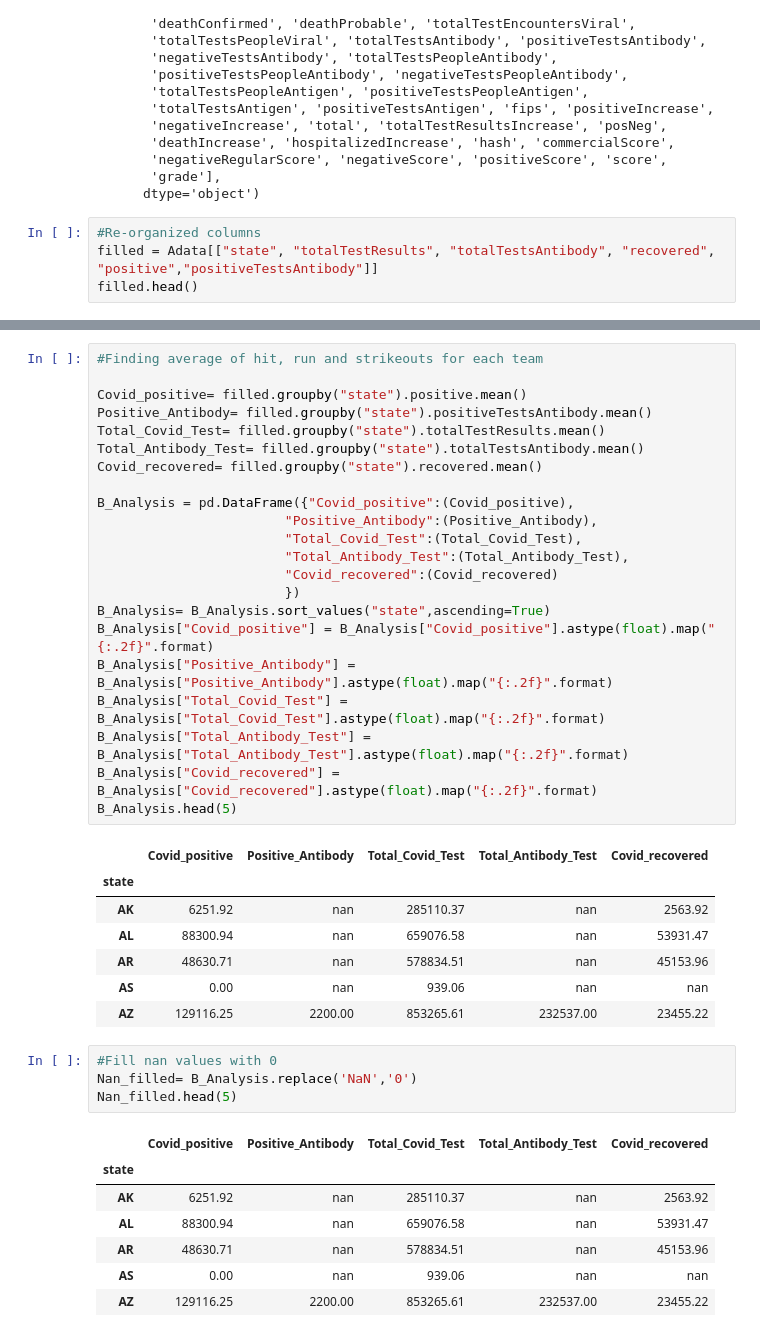
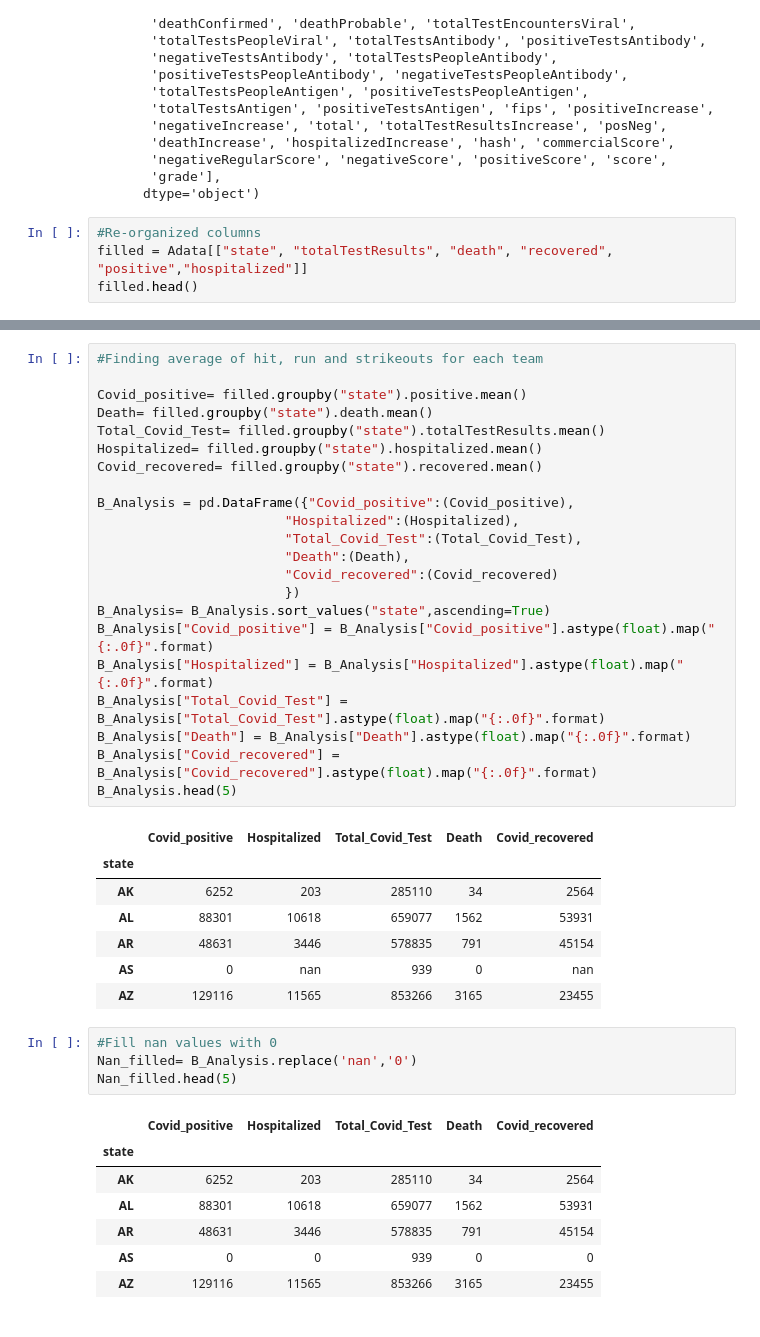
Before and after one commit to pmhu4242/Project_2, a Jupyter notebook: Covid_data_cleaning.ipynb, the cells around one changed output, grey strips where cells are left out. Saved outputs shown, nothing was run; the diff lists cells and outputs as text.

```diff
--- a/Covid_data_cleaning.ipynb
+++ b/Covid_data_cleaning.ipynb
@@ -38,6 +38,6 @@ Index(['date', 'state', 'positive', 'probableCases', 'negative', 'pending',
       dtype='object')
 # %%
 #Re-organized columns
-filled = Adata[["state", "totalTestResults", "totalTestsAntibody", "recovered", "positive","positiveTestsAntibody"]]
+filled = Adata[["state", "totalTestResults", "death", "recovered", "positive","hospitalized"]]
 filled.head()
 # %% [output]
@@ -51,44 +51,44 @@ filled.head()
 #Finding average of hit, run and strikeouts for each team
 
 Covid_positive= filled.groupby("state").positive.mean()
-Positive_Antibody= filled.groupby("state").positiveTestsAntibody.mean()
+Death= filled.groupby("state").death.mean()
 Total_Covid_Test= filled.groupby("state").totalTestResults.mean()
-Total_Antibody_Test= filled.groupby("state").totalTestsAntibody.mean()
+Hospitalized= filled.groupby("state").hospitalized.mean()
 Covid_recovered= filled.groupby("state").recovered.mean()
 
 B_Analysis = pd.DataFrame({"Covid_positive":(Covid_positive),
-                        "Positive_Antibody":(Positive_Antibody),
+                        "Hospitalized":(Hospitalized),
                         "Total_Covid_Test":(Total_Covid_Test),
-                        "Total_Antibody_Test":(Total_Antibody_Test),
+                        "Death":(Death),
                         "Covid_recovered":(Covid_recovered)
                         })
 B_Analysis= B_Analysis.sort_values("state",ascending=True)
-B_Analysis["Covid_positive"] = B_Analysis["Covid_positive"].astype(float).map("{:.2f}".format)
-B_Analysis["Positive_Antibody"] = B_Analysis["Positive_Antibody"].astype(float).map("{:.2f}".format)
-B_Analysis["Total_Covid_Test"] = B_Analysis["Total_Covid_Test"].astype(float).map("{:.2f}".format)
-B_Analysis["Total_Antibody_Test"] = B_Analysis["Total_Antibody_Test"].astype(float).map("{:.2f}".format)
-B_Analysis["Covid_recovered"] = B_Analysis["Covid_recovered"].astype(float).map("{:.2f}".format)
+B_Analysis["Covid_positive"] = B_Analysis["Covid_positive"].astype(float).map("{:.0f}".format)
+B_Analysis["Hospitalized"] = B_Analysis["Hospitalized"].astype(float).map("{:.0f}".format)
+B_Analysis["Total_Covid_Test"] = B_Analysis["Total_Covid_Test"].astype(float).map("{:.0f}".format)
+B_Analysis["Death"] = B_Analysis["Death"].astype(float).map("{:.0f}".format)
+B_Analysis["Covid_recovered"] = B_Analysis["Covid_recovered"].astype(float).map("{:.0f}".format)
 B_Analysis.head(5)
 # %% [output]
-|  | Covid_positive | Positive_Antibody | Total_Covid_Test | Total_Antibody_Test | Covid_recovered |
+|  | Covid_positive | Hospitalized | Total_Covid_Test | Death | Covid_recovered |
 | state |  |  |  |  |  |
-| AK | 6251.92 | nan | 285110.37 | nan | 2563.92 |
-| AL | 88300.94 | nan | 659076.58 | nan | 53931.47 |
-| AR | 48630.71 | nan | 578834.51 | nan | 45153.96 |
-| AS | 0.00 | nan | 939.06 | nan | nan |
-| AZ | 129116.25 | 2200.00 | 853265.61 | 232537.00 | 23455.22 |
+| AK | 6252 | 203 | 285110 | 34 | 2564 |
+| AL | 88301 | 10618 | 659077 | 1562 | 53931 |
+| AR | 48631 | 3446 | 578835 | 791 | 45154 |
+| AS | 0 | nan | 939 | 0 | nan |
+| AZ | 129116 | 11565 | 853266 | 3165 | 23455 |
 # %%
 #Fill nan values with 0
-Nan_filled= B_Analysis.replace('NaN','0')
+Nan_filled= B_Analysis.replace('nan','0')
 Nan_filled.head(5)
 # %% [output]
-|  | Covid_positive | Positive_Antibody | Total_Covid_Test | Total_Antibody_Test | Covid_recovered |
+|  | Covid_positive | Hospitalized | Total_Covid_Test | Death | Covid_recovered |
 | state |  |  |  |  |  |
-| AK | 6251.92 | nan | 285110.37 | nan | 2563.92 |
-| AL | 88300.94 | nan | 659076.58 | nan | 53931.47 |
-| AR | 48630.71 | nan | 578834.51 | nan | 45153.96 |
-| AS | 0.00 | nan | 939.06 | nan | nan |
-| AZ | 129116.25 | 2200.00 | 853265.61 | 232537.00 | 23455.22 |
+| AK | 6252 | 203 | 285110 | 34 | 2564 |
+| AL | 88301 | 10618 | 659077 | 1562 | 53931 |
+| AR | 48631 | 3446 | 578835 | 791 | 45154 |
+| AS | 0 | 0 | 939 | 0 | 0 |
+| AZ | 129116 | 11565 | 853266 | 3165 | 23455 |
 # %%
 Nan_filled.dtypes
 # %% [output]
```
Also changed, not shown: parts of 4 cells of this notebook, 3 other files.
